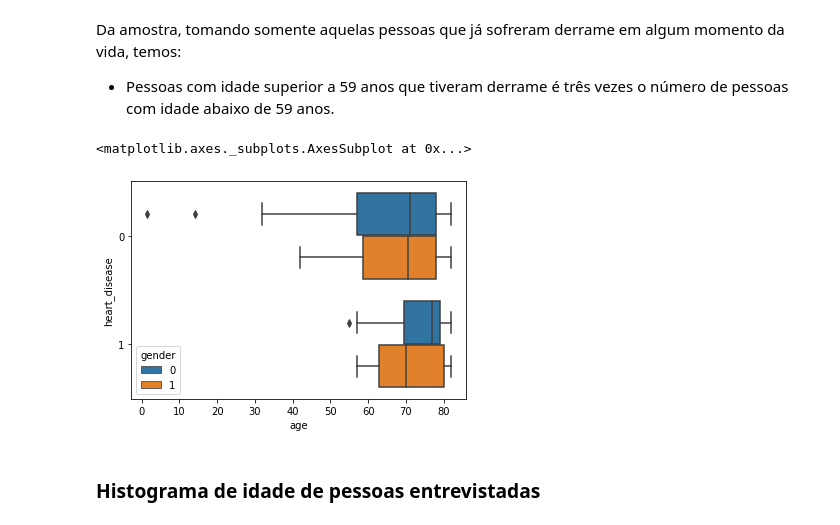
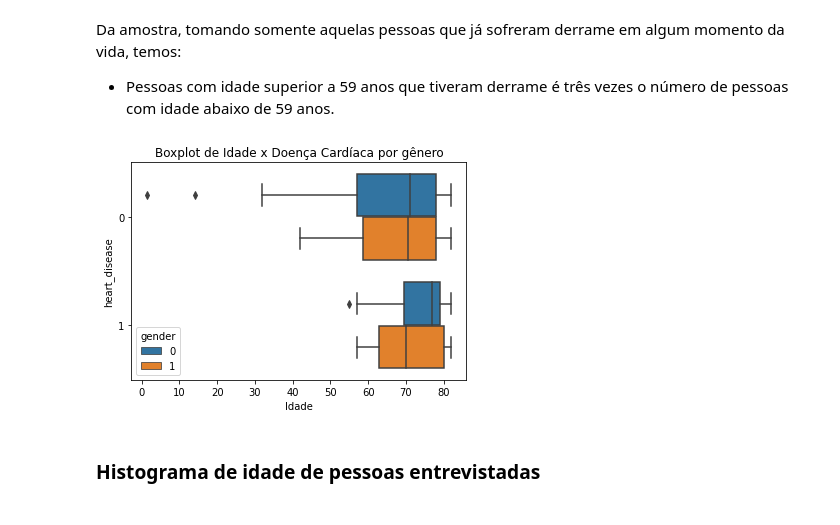
Before and after one commit to FelipeGBarreto/Projects, a Jupyter notebook: Stroker_Analysis_Prediction.ipynb, the cells around one changed output. Cells and saved outputs as stored; diff of their text form; code cells hidden in the pictures.

```diff
--- a/Stroker_Analysis_Prediction.ipynb
+++ b/Stroker_Analysis_Prediction.ipynb
@@ -159,9 +161,10 @@ sns.boxplot(df_stroke.age);
 Da amostra, tomando somente aquelas pessoas que já sofreram derrame em algum momento da vida, temos:
 - Pessoas com idade superior a 59 anos que tiveram derrame é três vezes o número de pessoas com idade abaixo de 59 anos.
 # %%
-sns.boxplot(x='age', y='heart_disease',data=df_stroke, orient='h', hue='gender')
+ax = sns.boxplot(x='age', y='heart_disease',data=df_stroke, orient='h', hue='gender')
+ax.set_title("Boxplot de Idade x Doença Cardíaca por gênero")
+ax.set_xlabel("Idade");
 # %% [output]
-<matplotlib.axes._subplots.AxesSubplot at 0x...>
-[figure, old version]
+[figure, new version]
 # %% [markdown]
 ### Histograma de idade de pessoas entrevistadas
```
Also changed, not shown: parts of 21 cells of this notebook.
